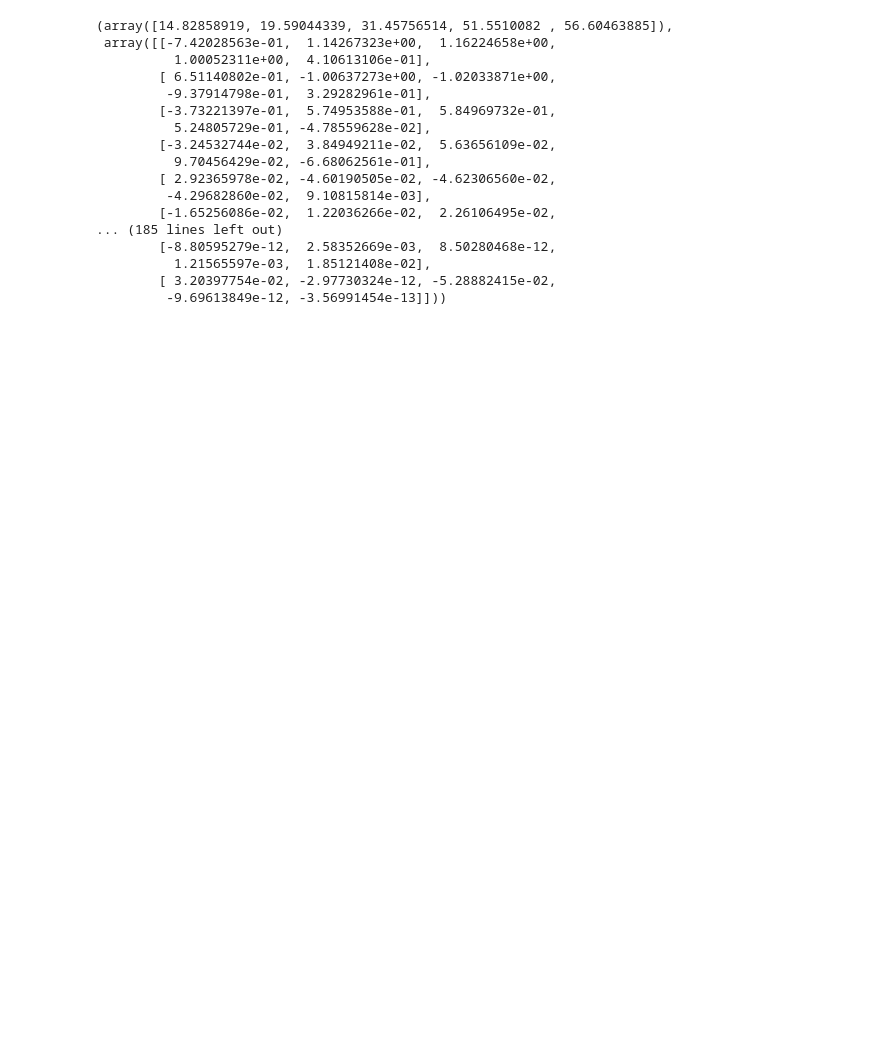
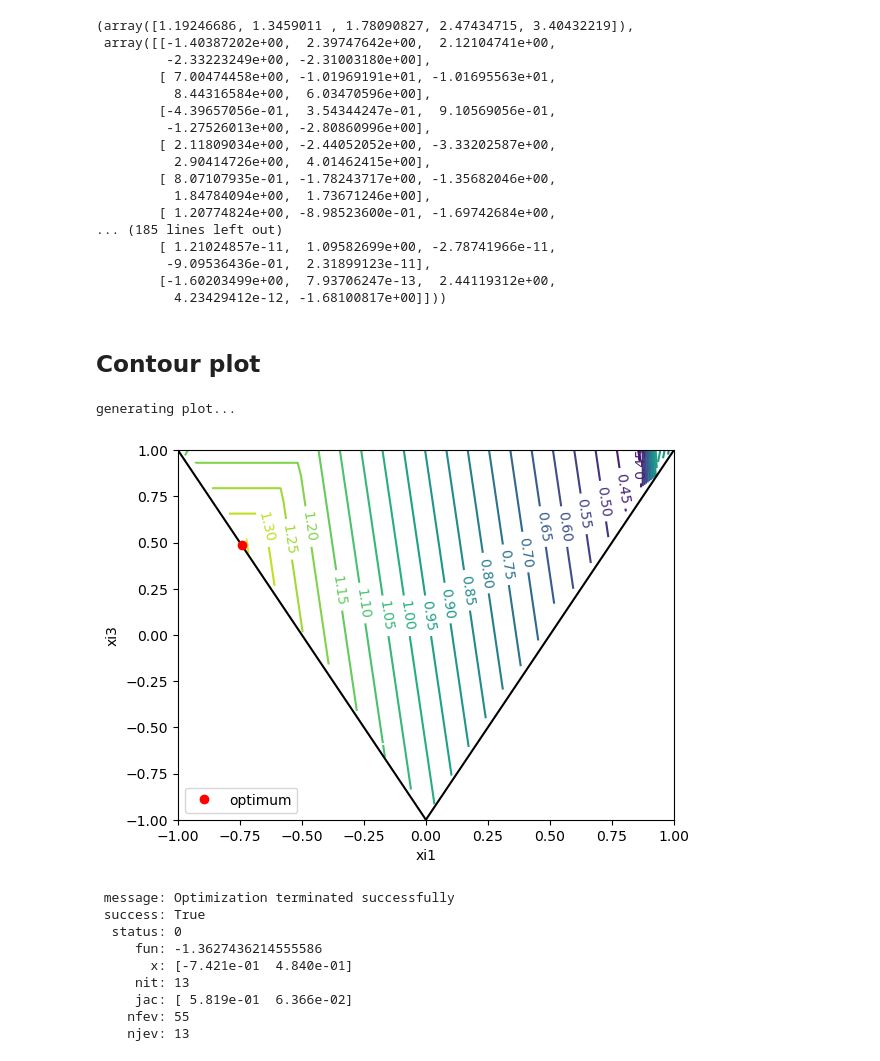
Before and after one commit to rafaelpsilva07/rafaelmscdissertation, a Jupyter notebook: multiaxial_plate_optimization/lamination_sequence.ipynb, the cells around one changed output. Saved outputs shown, nothing was run; the diff lists cells and outputs as text; code cells hidden in the pictures; blank space fills up the shorter version.

Commit message:
enh: graphical check

```diff
--- a/multiaxial_plate_optimization/lamination_sequence.ipynb
+++ b/multiaxial_plate_optimization/lamination_sequence.ipynb
@@ -41,6 +41,8 @@ r, xi1D, xi3D, nplies = 1.0, -0.74205529,  0.48401058, 24
 r, xi1D, xi3D, nplies = 1.5, -0.87087768,  0.74165535, 24
 r, xi1D, xi3D, nplies = 2.0, -0.94734673,  0.89459346, 24
 r, xi1D, xi3D, nplies = 2.5, -0.99798702,  0.99587404, 24
+# %%
+r, xi1D, xi3D, nplies = 1.0, -0.74205514,  0.48401028, 8
 # %%
 #get_best_laminate_random(xi1D, xi3D, n_plies, n_sequences=500, detailed=False)
 t = 0.127
@@ -88,20 +74,22 @@ plate = PlateStructure(lam, a, b, panel_constraint, Nxx, Nyy, Nxy, m, n)
 
 plate.buckling_analysis()
 # %% [output]
-(array([14.82858919, 19.59044339, 31.45756514, 51.5510082 , 56.60463885]),
- array([[-7.42028563e-01,  1.14267323e+00,  1.16224658e+00,
-          1.00052311e+00,  4.10613106e-01],
-        [ 6.51140802e-01, -1.00637273e+00, -1.02033871e+00,
-         -9.37914798e-01,  3.29282961e-01],
-        [-3.73221397e-01,  5.74953588e-01,  5.84969732e-01,
-          5.24805729e-01, -4.78559628e-02],
-        [-3.24532744e-02,  3.84949211e-02,  5.63656109e-02,
-          9.70456429e-02, -6.68062561e-01],
-        [ 2.92365978e-02, -4.60190505e-02, -4.62306560e-02,
-         -4.29682860e-02,  9.10815814e-03],
-        [-1.65256086e-02,  1.22036266e-02,  2.26106495e-02,
+(array([1.19246686, 1.3459011 , 1.78090827, 2.47434715, 3.40432219]),
+ array([[-1.40387202e+00,  2.39747642e+00,  2.12104741e+00,
+         -2.33223249e+00, -2.31003180e+00],
+        [ 7.00474458e+00, -1.01969191e+01, -1.01695563e+01,
+          8.44316584e+00,  6.03470596e+00],
+        [-4.39657056e-01,  3.54344247e-01,  9.10569056e-01,
+         -1.27526013e+00, -2.80860996e+00],
+        [ 2.11809034e+00, -2.44052052e+00, -3.33202587e+00,
+          2.90414726e+00,  4.01462415e+00],
+        [ 8.07107935e-01, -1.78243717e+00, -1.35682046e+00,
+          1.84784094e+00,  1.73671246e+00],
+        [ 1.20774824e+00, -8.98523600e-01, -1.69742684e+00,
 ... (185 lines left out)
-        [-8.80595279e-12,  2.58352669e-03,  8.50280468e-12,
-          1.21565597e-03,  1.85121408e-02],
-        [ 3.20397754e-02, -2.97730324e-12, -5.28882415e-02,
-         -9.69613849e-12, -3.56991454e-13]]))
+        [ 1.21024857e-11,  1.09582699e+00, -2.78741966e-11,
+         -9.09536436e-01,  2.31899123e-11],
+        [-1.60203499e+00,  7.93706247e-13,  2.44119312e+00,
+          4.23429412e-12, -1.68100817e+00]]))
+# %% [markdown]
+## Contour plot
@@ -107,0 +100,14 @@ plate.buckling_analysis()
+# %%
+maximize_buckling_load(a, b, nplies*0.127, E1, E2, v12, G12, Nxx, Nyy, Nxy, plot=True, points_to_plot=30)
+# %% [output]
+generating plot...
+[figure, added]
+ message: Optimization terminated successfully
+ success: True
+  status: 0
+     fun: -1.3627436214555586
+       x: [-7.421e-01  4.840e-01]
+     nit: 13
+     jac: [ 5.819e-01  6.366e-02]
+    nfev: 55
+    njev: 13
```
Also changed, not shown: parts of 2 cells of this notebook.
